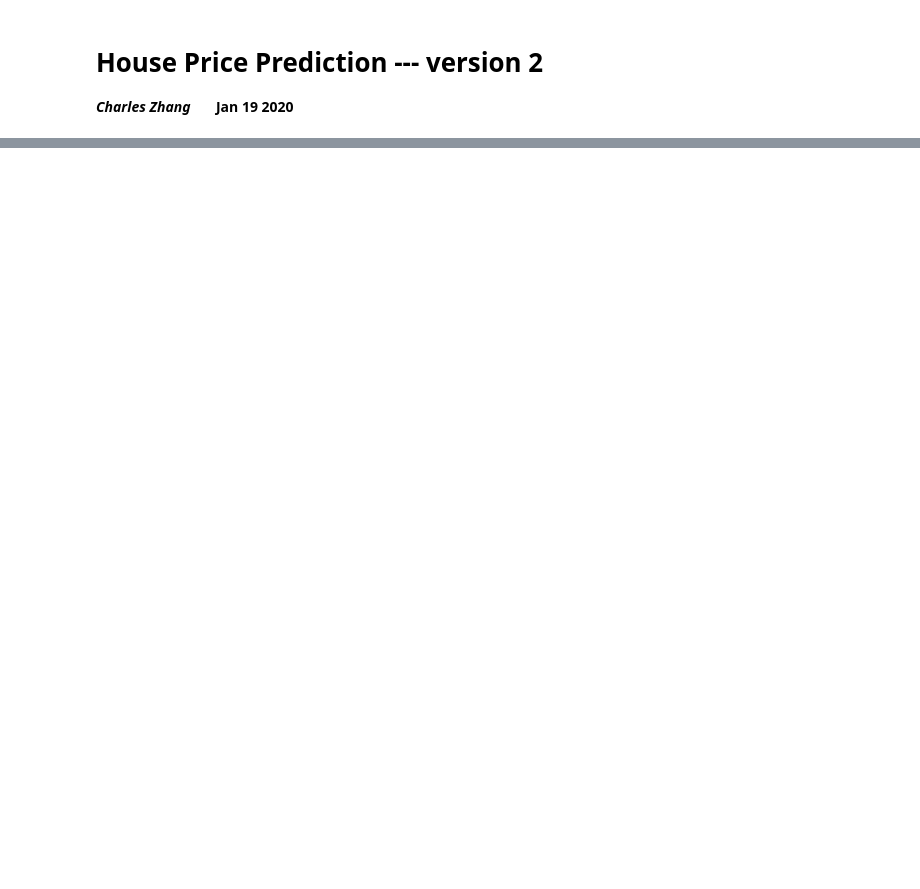
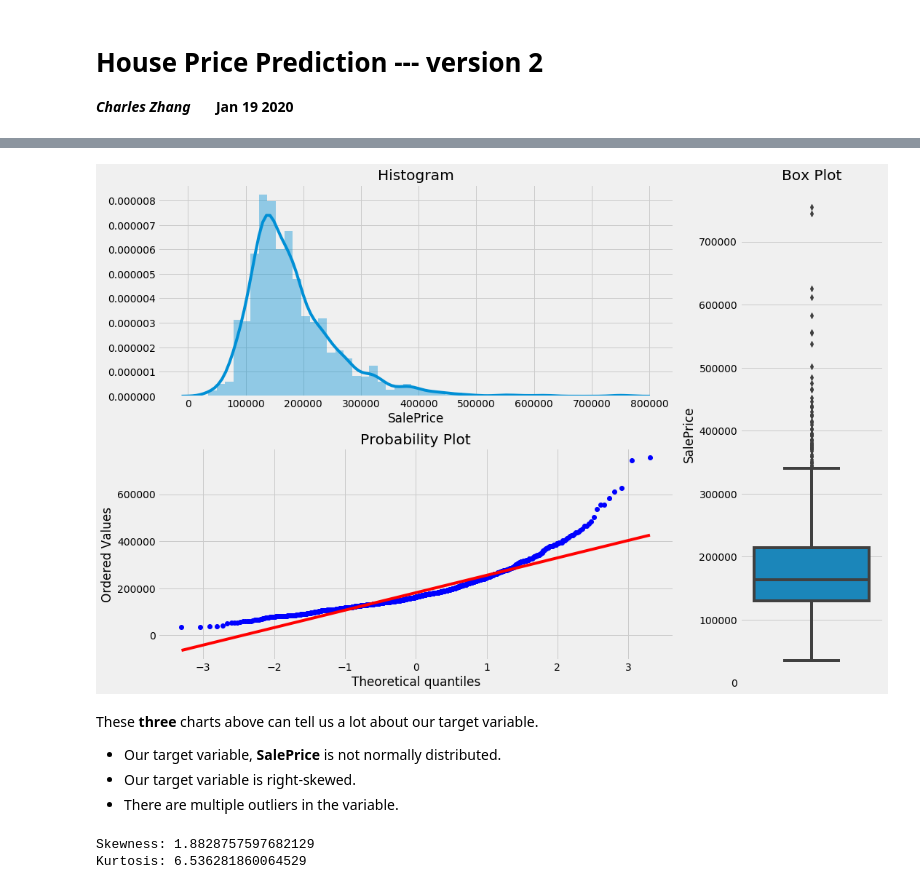
Before and after one commit to zcczhang/House_Price_Prediction_Model, a Jupyter notebook: house_price_prediction_v2.ipynb, the cells around one changed output, grey strips where cells are left out. Saved outputs shown, nothing was run; the diff lists cells and outputs as text; code cells hidden in the pictures; blank space fills up the shorter version.

```diff
--- a/house_price_prediction_v2.ipynb
+++ b/house_price_prediction_v2.ipynb
@@ -157,5 +3,0 @@ print("Kurtosis: {}".format(train['SalePrice'].kurt()))
-# %%
-#histogram and normal probability plot
-sns.distplot(df_train['SalePrice'], fit=norm);
-fig = plt.figure()
-res = stats.probplot(df_train['SalePrice'], plot=plt)
@@ -463,0 +51,3 @@ submission.to_csv("submission.csv", index=False)
+# %%
+train = pd.read_csv("../input/house-prices-advanced-regression-techniques/train.csv")
+test = pd.read_csv("../input/house-prices-advanced-regression-techniques/test.csv")
@@ -463,0 +135,52 @@ submission.to_csv("submission.csv", index=False)
+# %%
+def plotting_3_chart(df, feature):
+    ## Importing seaborn, matplotlab and scipy modules.
+    import seaborn as sns
+    import matplotlib.gridspec as gridspec
+    import matplotlib.pyplot as plt
+    from scipy import stats
+    import matplotlib.style as style
+    style.use('fivethirtyeight')
+
+    ## Creating a customized chart. and giving in figsize and everything.
+    fig = plt.figure(constrained_layout=True, figsize=(15,10))
+    ## creating a grid of 3 cols and 3 rows.
+    grid = gridspec.GridSpec(ncols=3, nrows=3, figure=fig)
+    #gs = fig3.add_gridspec(3, 3)
+
+    ## Customizing the histogram grid.
+    ax1 = fig.add_subplot(grid[0, :2])
+    ## Set the title.
+    ax1.set_title('Histogram')
+    ## plot the histogram.
+    sns.distplot(df.loc[:,feature], norm_hist=True, ax = ax1)
+
+    # customizing the QQ_plot.
+    ax2 = fig.add_subplot(grid[1, :2])
+    ## Set the title.
+    ax2.set_title('QQ_plot')
+    ## Plotting the QQ_Plot.
+    stats.probplot(df.loc[:,feature], plot = ax2)
+
+    ## Customizing the Box Plot.
+    ax3 = fig.add_subplot(grid[:, 2])
+    ## Set title.
+    ax3.set_title('Box Plot')
+    ## Plotting the box plot.
+    sns.boxplot(df.loc[:,feature], orient='v', ax = ax3 );
+
+plotting_3_chart(train, 'SalePrice')
+# %% [output]
+[figure, added]
+# %% [markdown]
+These **three** charts above can tell us a lot about our target variable.
+* Our target variable, **SalePrice** is not normally distributed.
+* Our target variable is right-skewed.
+* There are multiple outliers in the variable.
+# %%
+#skewness and kurtosis
+print("Skewness: " + str(train['SalePrice'].skew()))
+print("Kurtosis: " + str(train['SalePrice'].kurt()))
+# %% [output]
+Skewness: 1.8828757597682129
+Kurtosis: 6.536281860064529
```
Also changed, not shown: parts of 113 cells of this notebook, 4 other files.
